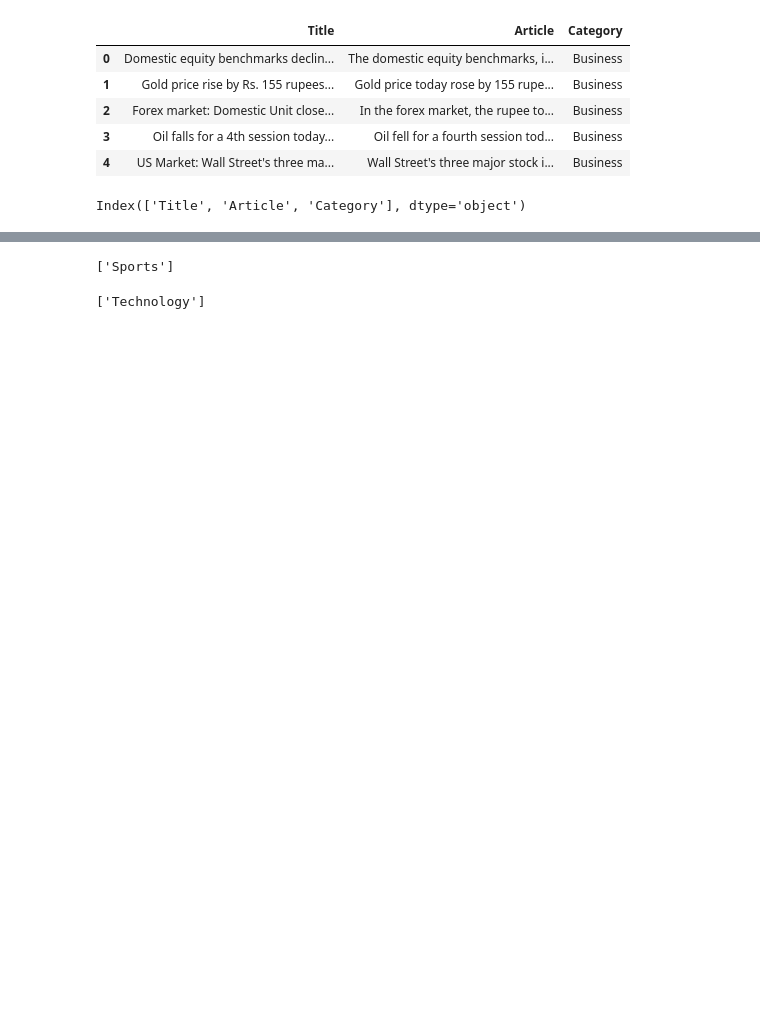
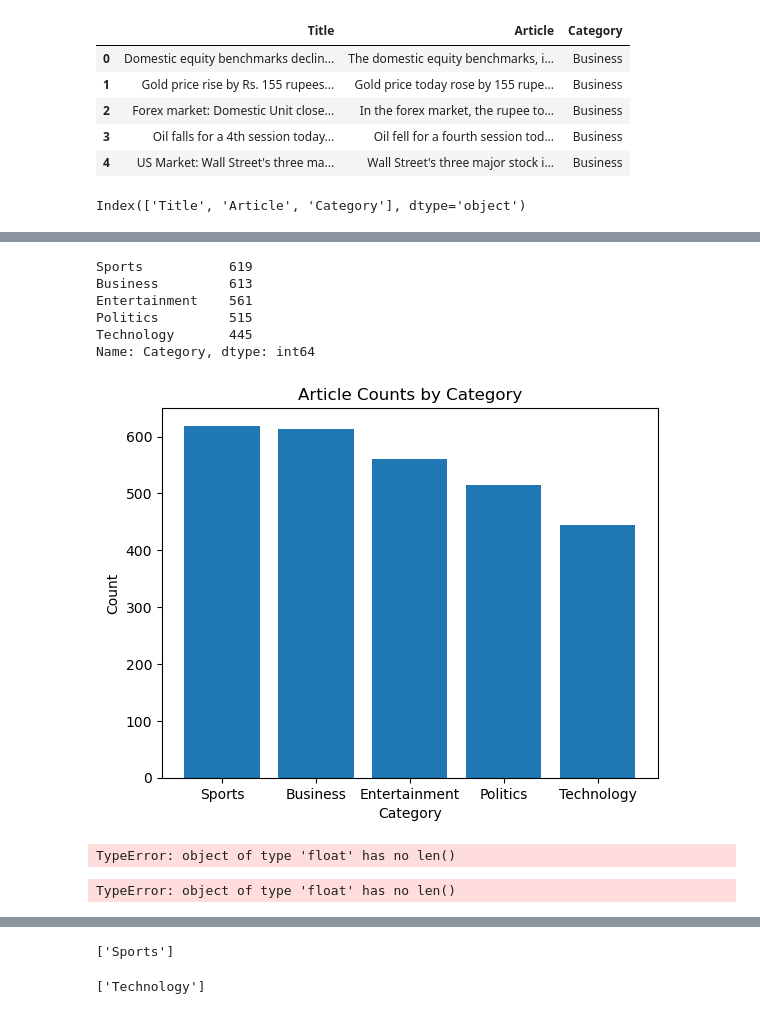
Before and after one commit to niki979/news-article, a Jupyter notebook: final.ipynb, the cells around one changed output, grey strips where cells are left out. Cells and saved outputs as stored; diff of their text form; code cells hidden in the pictures; blank space fills up the shorter version.

```diff
--- a/final.ipynb
+++ b/final.ipynb
@@ -86,3 +106,37 @@ Name: Category, dtype: int64
+# %%
+df['Category'].value_counts()
+# %% [output]
+Sports           619
+Business         613
+Entertainment    561
+Politics         515
+Technology       445
+Name: Category, dtype: int64
+# %%
+category_counts = df['Category'].value_counts()
+plt.bar(category_counts.index, category_counts.values)
+plt.title('Article Counts by Category')
+plt.xlabel('Category')
+plt.ylabel('Count')
+plt.show()
+# %% [output]
+[figure, added]
+# %%
+plt.hist(df['Article'].apply(len), bins=20)
+plt.title('Distribution of Article Lengths')
+plt.xlabel('Length (characters)')
+plt.ylabel('Count')
+plt.show()
+# %% [output]
+TypeError: object of type 'float' has no len()
+# %%
+sns.boxplot(x='Category', y=df['Article'].apply(len), data=df)
+plt.title('Article Length by Category')
+plt.xlabel('Category')
+plt.ylabel('Length (characters)')
+plt.show()
+# %% [output]
+TypeError: object of type 'float' has no len()
 # %%
 df['Title']=df['Title'].str.strip()
 df['Title'] = df['Title'].str.replace('\n', '')
```
Also changed, not shown: parts of 35 cells of this notebook, 22 other files.
